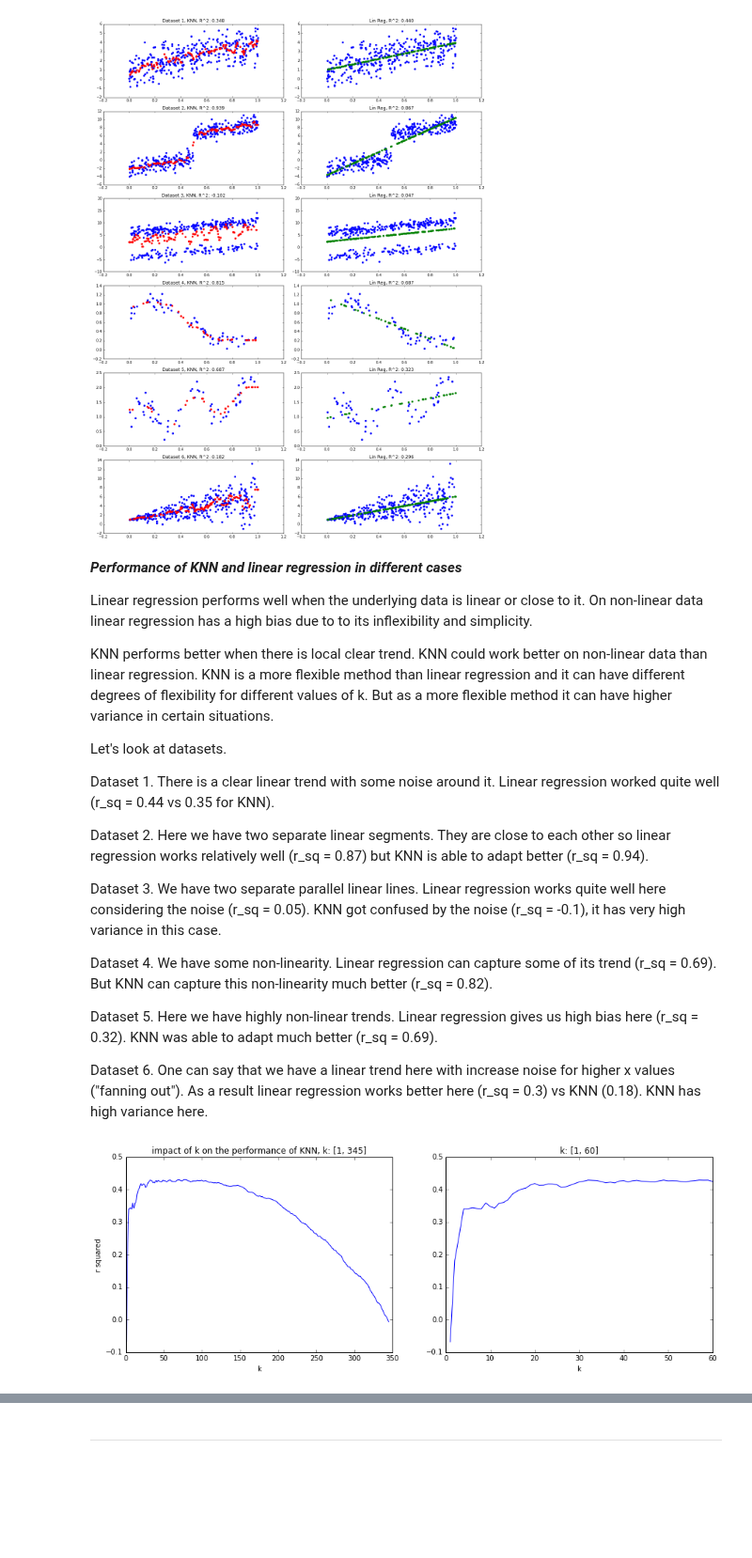
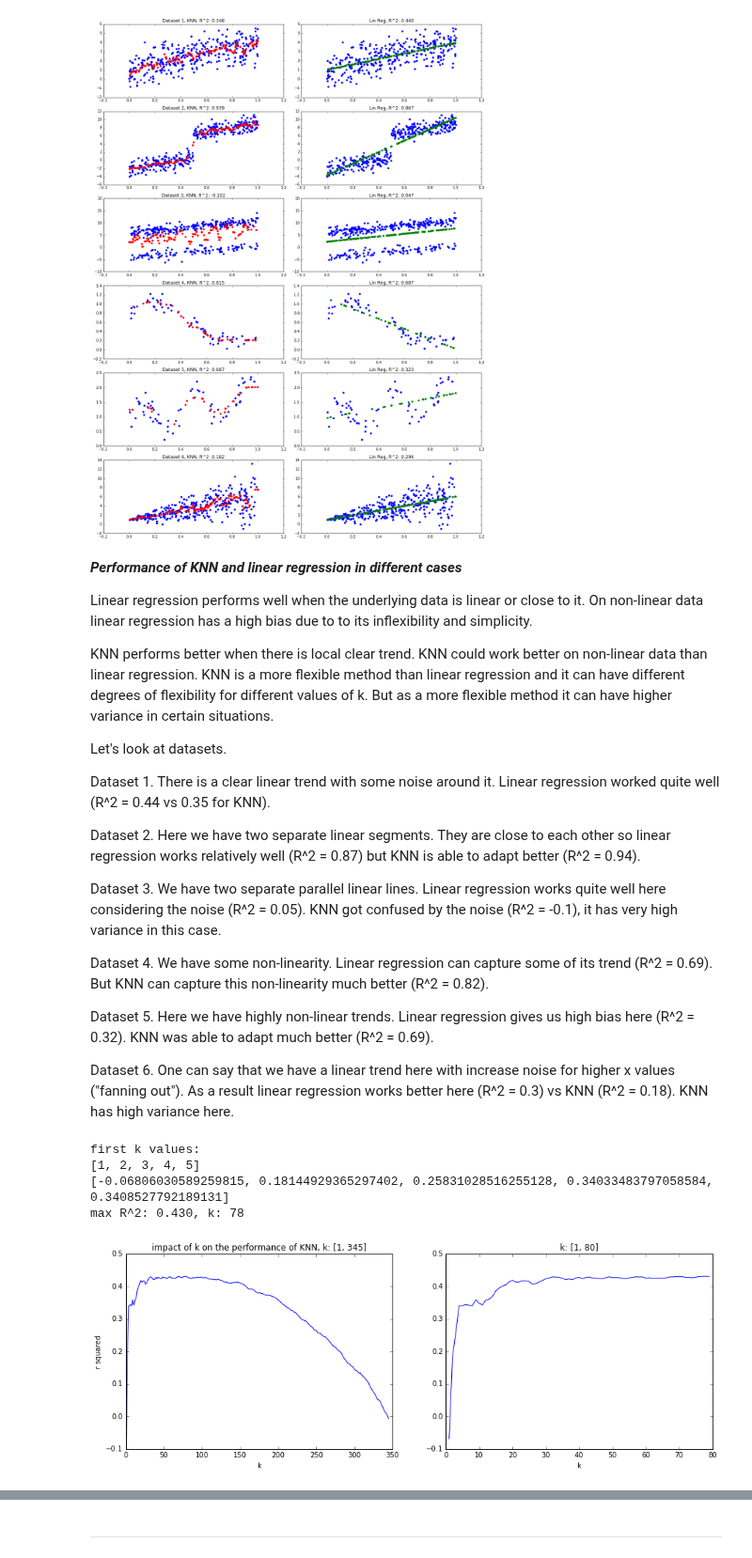
Before and after one commit to colbyZ/test1, a Jupyter notebook: hw/hw2/Zambalayev_Timur_CSCI_E_109a_HW2.ipynb, the cells around one changed output, grey strips where cells are left out. Shown at 94% size. Cells and saved outputs as stored; diff of their text form; code cells hidden in the pictures; blank space fills up the shorter version.

```diff
--- a/hw/hw2/Zambalayev_Timur_CSCI_E_109a_HW2.ipynb
+++ b/hw/hw2/Zambalayev_Timur_CSCI_E_109a_HW2.ipynb
@@ -460,45 +460,58 @@ KNN performs better when there is local clear trend. KNN could work better on no
 
 Let's look at datasets.
 
-Dataset 1. There is a clear linear trend with some noise around it. Linear regression worked quite well (r_sq = 0.44 vs 0.35 for KNN).
+Dataset 1. There is a clear linear trend with some noise around it. Linear regression worked quite well (R^2 = 0.44 vs 0.35 for KNN).
 
-Dataset 2. Here we have two separate linear segments. They are close to each other so linear regression works relatively well (r_sq = 0.87) but KNN is able to adapt better (r_sq = 0.94).
+Dataset 2. Here we have two separate linear segments. They are close to each other so linear regression works relatively well (R^2 = 0.87) but KNN is able to adapt better (R^2 = 0.94).
 
-Dataset 3. We have two separate parallel linear lines. Linear regression works quite well here considering the noise (r_sq = 0.05). KNN got confused by the noise (r_sq = -0.1), it has very high variance in this case.
+Dataset 3. We have two separate parallel linear lines. Linear regression works quite well here considering the noise (R^2 = 0.05). KNN got confused by the noise (R^2 = -0.1), it has very high variance in this case.
 
-Dataset 4. We have some non-linearity. Linear regression can capture some of its trend (r_sq = 0.69). But KNN can capture this non-linearity much better (r_sq = 0.82).
+Dataset 4. We have some non-linearity. Linear regression can capture some of its trend (R^2 = 0.69). But KNN can capture this non-linearity much better (R^2 = 0.82).
 
-Dataset 5. Here we have highly non-linear trends. Linear regression gives us high bias here (r_sq = 0.32). KNN was able to adapt much better (r_sq = 0.69).
+Dataset 5. Here we have highly non-linear trends. Linear regression gives us high bias here (R^2 = 0.32). KNN was able to adapt much better (R^2 = 0.69).
 
-Dataset 6. One can say that we have a linear trend here with increase noise for higher x values ("fanning out"). As a result linear regression works better here (r_sq = 0.3) vs KNN (0.18). KNN has high variance here.
+Dataset 6. One can say that we have a linear trend here with increase noise for higher x values ("fanning out"). As a result linear regression works better here (R^2 = 0.3) vs KNN (R^2 = 0.18). KNN has high variance here.
 # %%
 def impact_of_k_on_knn():
     dataset_data = get_dataset_data(1)
     k_list = []
     r_sq_list = []
     for k in range(1, 346):
         predicted_knn, r_knn = fill(KNN(n_neighbors=k), dataset_data)
         k_list.append(k)
         r_sq_list.append(r_knn)
 
+    print 'first k values:'
+    print k_list[:5]
+    print r_sq_list[:5]
+
+    max_r = max(r_sq_list)
+    max_k = r_sq_list.index(max_r) + 1
+    print 'max R^2: %.3f, k: %d' % (max_r, max_k)
+
     fig, (ax1, ax2) = plt.subplots(1, 2, figsize=(15, 5))
 
     ax1.plot(k_list, r_sq_list)
     ax1.set_xlabel('k')
     ax1.set_ylabel('r squared')
     ax1.set_title('impact of k on the performance of KNN, k: [1, 345]')
 
-    ax2_k_limit = 60
-    ax2.plot(k_list[:ax2_k_limit], r_sq_list[:ax2_k_limit])
+    ax2_k_start = 0
+    ax2_k_limit = 79
+    ax2.plot(k_list[ax2_k_start:ax2_k_limit], r_sq_list[ax2_k_start:ax2_k_limit])
     ax2.set_xlabel('k')
-    ax2.set_title('k: [1, %d]' % ax2_k_limit)
+    ax2.set_title('k: [%d, %d]' % (ax2_k_start + 1, ax2_k_limit + 1))
 
     plt.show()
 
 
 impact_of_k_on_knn()
 # %% [output]
+first k values:
+[1, 2, 3, 4, 5]
+[-0.06806030589259815, 0.18144929365297402, 0.25831028516255128, 0.34033483797058584, 0.3408527792189131]
+max R^2: 0.430, k: 78
-[figure, old version]
+[figure, new version]
 # %% [markdown]
 ***Impact of k on the performance of KNN***
 
```
Also changed, not shown: parts of 1 cell of this notebook, 1 other file.
